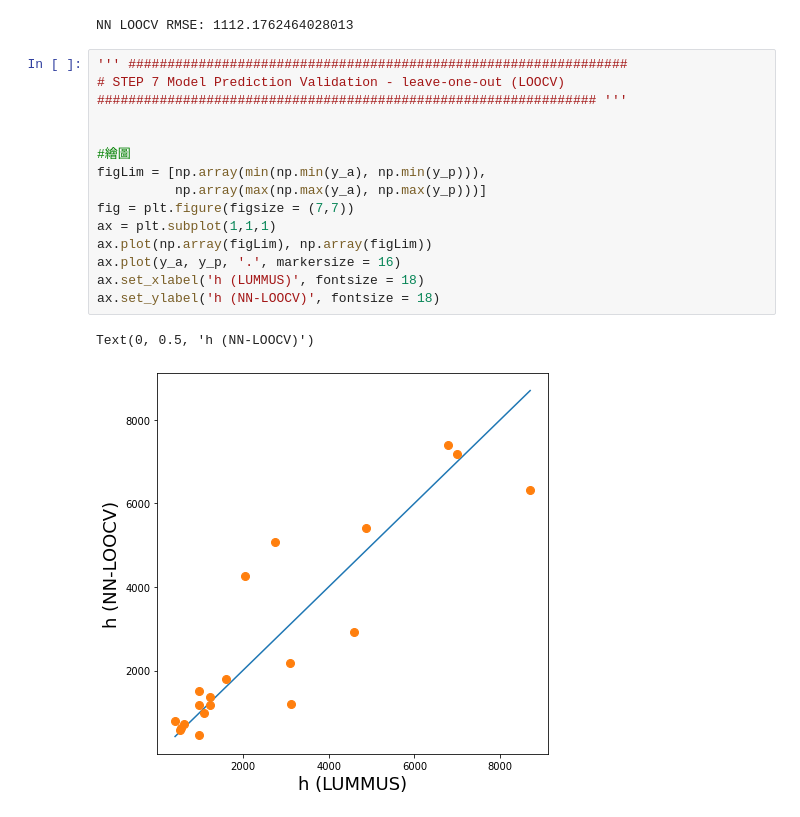
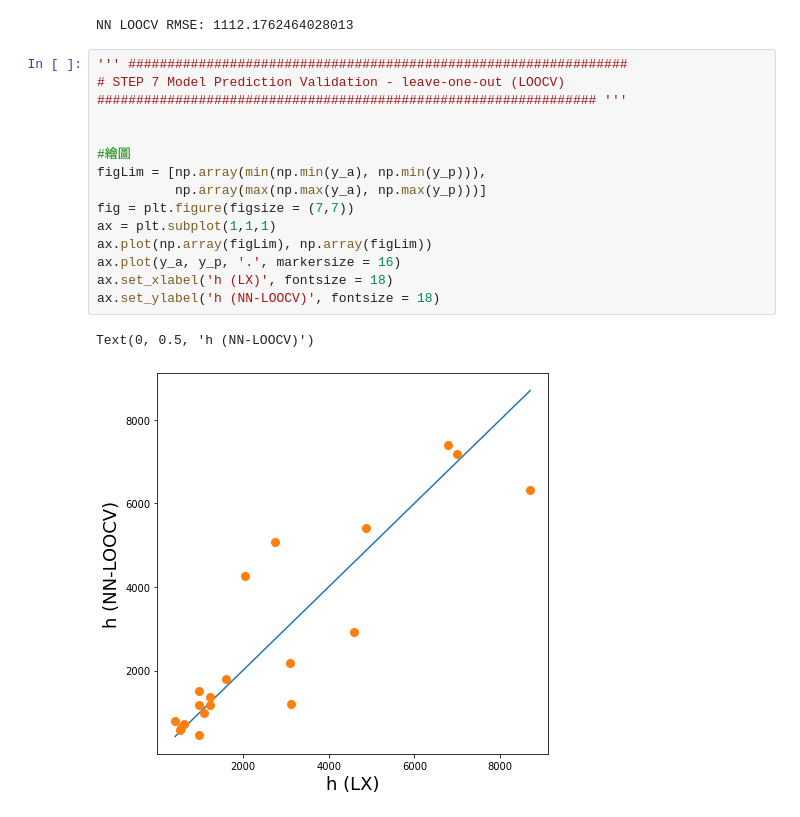
Before and after one commit to BingHung/AI, a Jupyter notebook: [20210704]_Helix_NN_(BPN).ipynb, the cells around one changed output. Saved outputs shown, nothing was run; the diff lists cells and outputs as text.

```diff
--- a/[20210704]_Helix_NN_(BPN).ipynb
+++ b/[20210704]_Helix_NN_(BPN).ipynb
@@ -108,21 +108,21 @@ NN LOOCV RMSE: 1112.1762464028013
 # %%
 ''' ################################################################
 # STEP 7 Model Prediction Validation - leave-one-out (LOOCV)
 ################################################################ '''
 
 
 #繪圖
 figLim = [np.array(min(np.min(y_a), np.min(y_p))),
           np.array(max(np.max(y_a), np.max(y_p)))]
 fig = plt.figure(figsize = (7,7))
 ax = plt.subplot(1,1,1)
 ax.plot(np.array(figLim), np.array(figLim))
 ax.plot(y_a, y_p, '.', markersize = 16)
-ax.set_xlabel('h (LUMMUS)', fontsize = 18)
+ax.set_xlabel('h (LX)', fontsize = 18)
 ax.set_ylabel('h (NN-LOOCV)', fontsize = 18)
 # %% [output]
 Text(0, 0.5, 'h (NN-LOOCV)')
-[figure, old version]
+[figure, new version]
 # %%
 ''' ################################################
     # STEP 8  Model Prediction  - Fitted (All In)
```
Also changed, not shown: parts of 2 cells of this notebook.
